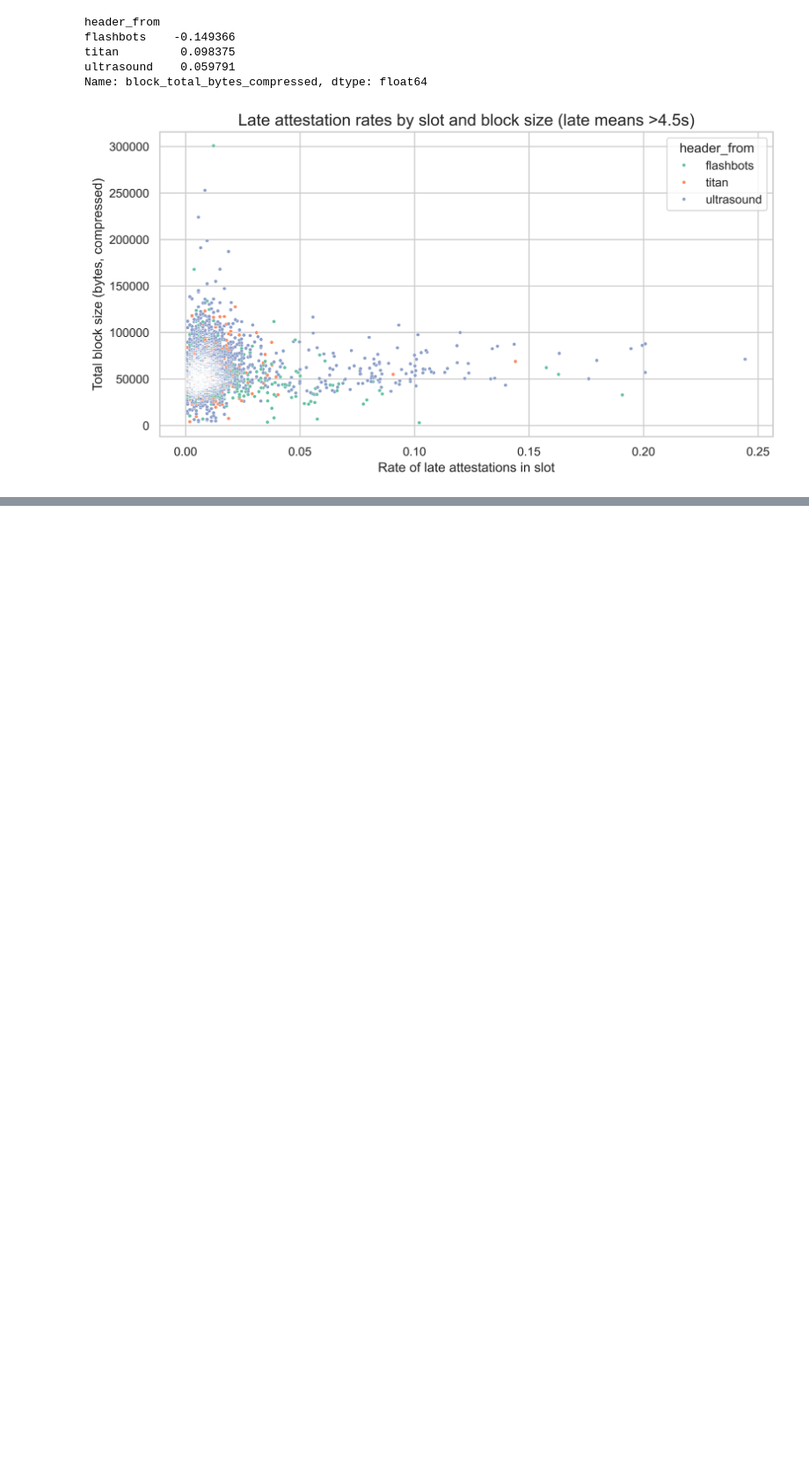
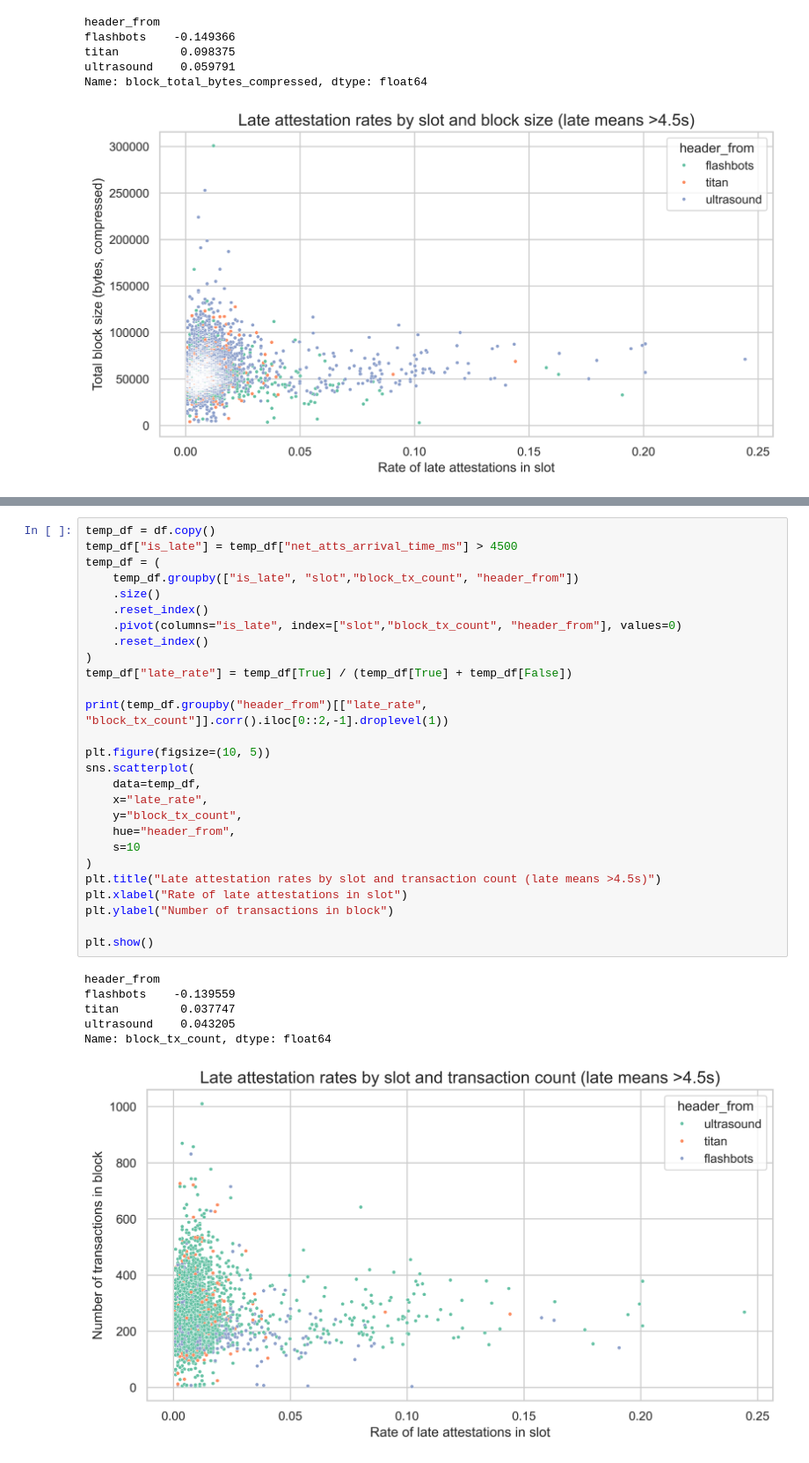
Before and after one commit to misilva73/eth-slot-analysis, a Jupyter notebook: notebooks/3.2-late-attestations-eda-v2.ipynb, the cells around one changed output, grey strips where cells are left out. Shown at 88% size. Cells and saved outputs as stored; diff of their text form; blank space fills up the shorter version.

```diff
--- a/notebooks/3.2-late-attestations-eda-v2.ipynb
+++ b/notebooks/3.2-late-attestations-eda-v2.ipynb
@@ -167,0 +177,34 @@ Name: block_total_bytes_compressed, dtype: float64
+# %%
+temp_df = df.copy()
+temp_df["is_late"] = temp_df["net_atts_arrival_time_ms"] > 4500
+temp_df = (
+    temp_df.groupby(["is_late", "slot","block_tx_count", "header_from"])
+    .size()
+    .reset_index()
+    .pivot(columns="is_late", index=["slot","block_tx_count", "header_from"], values=0)
+    .reset_index()
+)
+temp_df["late_rate"] = temp_df[True] / (temp_df[True] + temp_df[False])
+
+print(temp_df.groupby("header_from")[["late_rate", "block_tx_count"]].corr().iloc[0::2,-1].droplevel(1))
+
+plt.figure(figsize=(10, 5))
+sns.scatterplot(
+    data=temp_df,
+    x="late_rate",
+    y="block_tx_count",
+    hue="header_from",
+    s=10
+)
+plt.title("Late attestation rates by slot and transaction count (late means >4.5s)")
+plt.xlabel("Rate of late attestations in slot")
+plt.ylabel("Number of transactions in block")
+
+plt.show()
+# %% [output]
+header_from
+flashbots    -0.139559
+titan         0.037747
+ultrasound    0.043205
+Name: block_tx_count, dtype: float64
+[figure, added]
```
Also changed, not shown: parts of 3 cells of this notebook, 11 other files.
